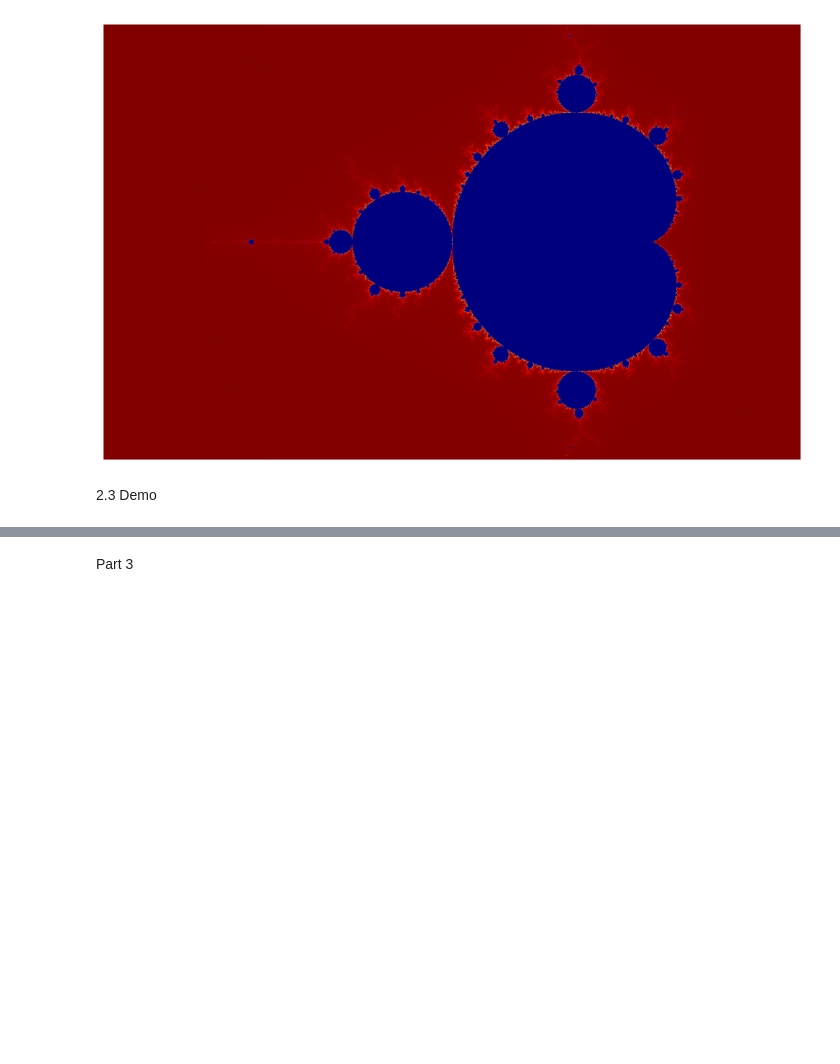
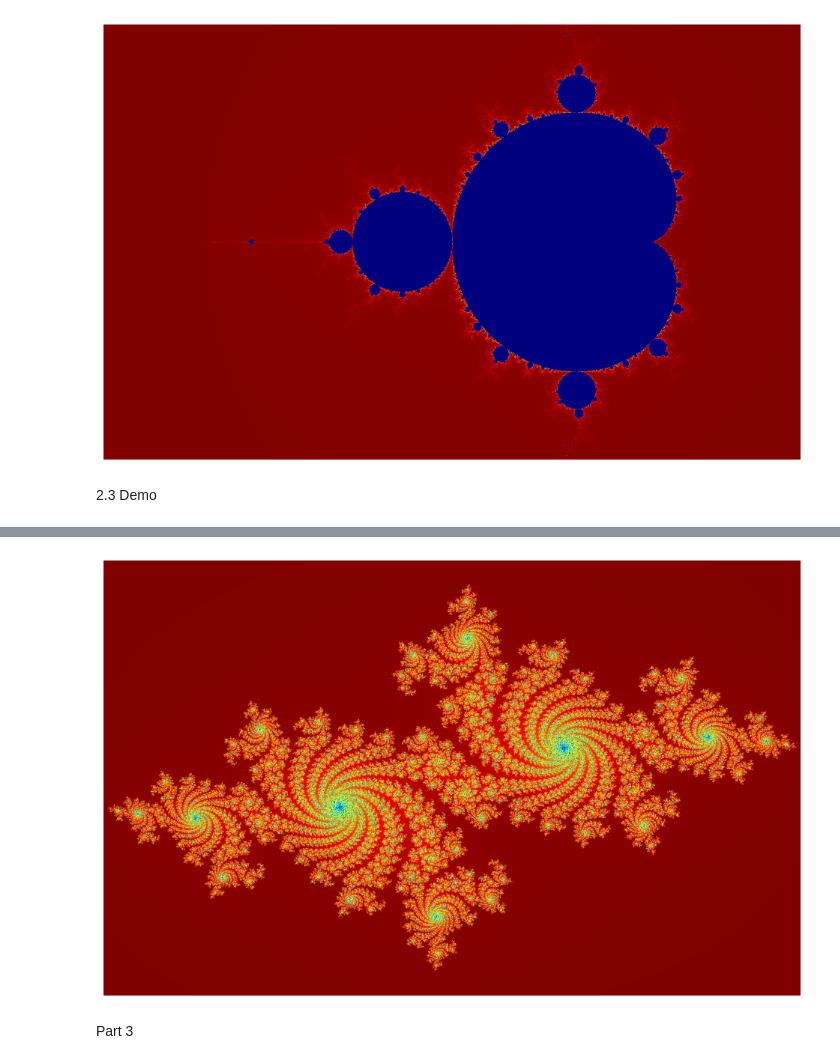
Before and after one commit to Thoemodachi/pattern-analysis-2025, a Jupyter notebook: a1.ipynb, the cells around one changed output, grey strips where cells are left out. Cells and saved outputs as stored; diff of their text form; code cells hidden in the pictures; blank space fills up the shorter version.

```diff
--- a/a1.ipynb
+++ b/a1.ipynb
@@ -397,3 +384,92 @@ plt.show()
+# %%
+import torch  # PyTorch for GPU-accelerated tensor computation
+import matplotlib.pyplot as plt  # For plotting images
+
+# Select GPU if available, otherwise fallback to CPU
+device = torch.device("cuda" if torch.cuda.is_available() else "cpu")
+
+@torch.no_grad()  # Disable gradient tracking (we don't need autograd for this)
+def julia_res(x_min, x_max, y_min, y_max, width=1600, height=1000, max_iter=1000, escape_radius=4.0, C=complex(-0.7, 0.27015)):
+    """
+    Compute the Julia set escape iteration counts for a grid of complex numbers.
+
+    Args:
+        x_min, x_max: float, bounds of real axis
+        y_min, y_max: float, bounds of imaginary axis
+        width, height: int, pixel dimensions of the output image
+        max_iter: int, maximum iterations to determine escape
+        escape_radius: float, squared radius beyond which points are considered escaped
+        C: complex constant defining the Julia set
+
+    Returns:
+        counts: tensor of shape (height, width) with escape iteration per pixel
+    """
+
+    # Create 1D arrays of evenly spaced coordinates along x and y axes
+    xs = torch.linspace(x_min, x_max, width, device=device)  # Real axis
+    ys = torch.linspace(y_min, y_max, height, device=device)  # Imaginary axis
+
+    # Create 2D coordinate grid for complex plane
+    X, Y = torch.meshgrid(xs, ys, indexing='xy')  # 'xy' ensures X corresponds to columns, Y to rows
+
+    # Initialize Z for each pixel as the complex number corresponding to that pixel
+    Z = torch.complex(X, Y)  # Z varies across the plane; initial Z_0 = pixel coordinate
+
+    # Fix the complex constant C across the entire grid
+    # This creates the Julia set for a single chosen C
+    C = torch.full_like(Z, complex(C.real, C.imag))
+
+    # Tensor to store the number of iterations until escape for each pixel
+    counts = torch.zeros(Z.shape, dtype=torch.int32, device=device)
+
+    # Boolean mask of points still being iterated (not escaped yet)
+    mask = torch.ones(Z.shape, dtype=torch.bool, device=device)
+
+    # Iteratively apply the Julia set formula: Z = Z^2 + C
+    for i in range(1, max_iter + 1):
+        # Only update pixels that have not yet escaped
+        Z[mask] = Z[mask] * Z[mask] + C[mask]
+
+        # Determine which pixels are still within the escape radius
+        mask_new = (Z.real * Z.real + Z.imag * Z.imag) <= escape_radius
+
+        # Record the iteration count for pixels that just escaped this iteration
+        counts[mask & ~mask_new] = i
+
+        # Update the mask for next iteration
+        mask = mask_new
+
+        # If all points have escaped, exit early for efficiency
+        if not mask.any():
+            break
+
+    # Assign max iteration count to points that never escaped
+    counts[mask] = max_iter
+
+    return counts  # Return the iteration count grid
+
+# -----------------------------
+# Parameters for Julia set image
+# -----------------------------
+x_min, x_max = -1.5, 1.5  # Real axis bounds
+y_min, y_max = -1.0, 1.0  # Imaginary axis bounds
+width, height = 1600, 1000  # Image resolution
+max_iter = 1000  # Maximum iterations
+C = complex(-0.7, 0.27015)  # Julia constant, can change for different shapes
+
+# Compute Julia set iteration counts
+counts = julia_res(x_min, x_max, y_min, y_max, width, height, max_iter, C=C)
+
+# Convert iteration counts to RGB image
+img = colourise(counts, max_iter)
+
+# Plot the Julia set image
+plt.figure(figsize=(12, 8))
+plt.imshow(img)  # Display the RGB image
+plt.axis('off')  # Hide axes for clean visualisation
+plt.show()
+# %% [output]
+[figure, added]
 # %% [markdown]
 Part 3
 # %% [markdown]
```
Also changed, not shown: parts of 5 cells of this notebook, 1 other file.
